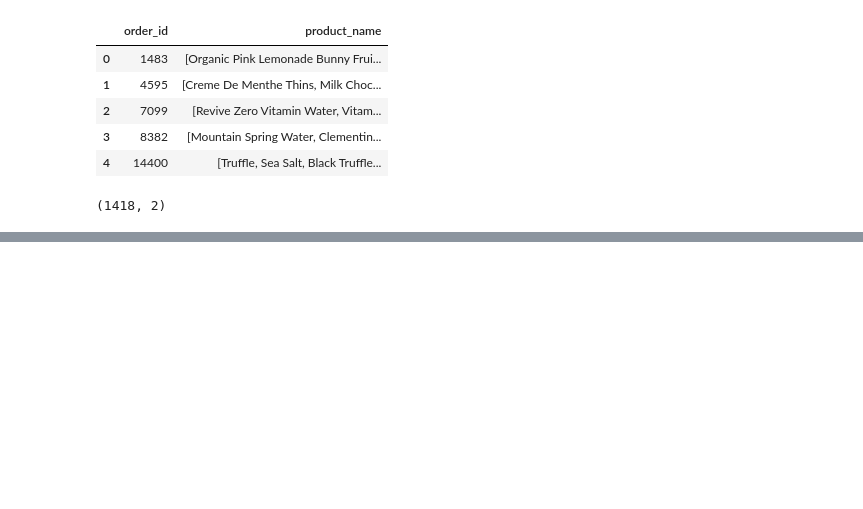
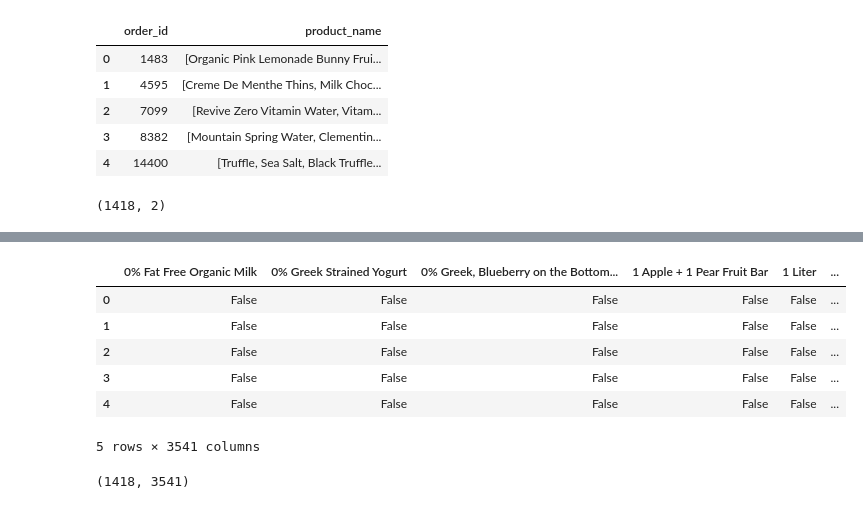
Before and after one commit to austinwilson1224/SJSU, a Jupyter notebook: 256/market-basket-hw/mbhw.ipynb, the cells around one changed output, grey strips where cells are left out. Cells and saved outputs as stored; diff of their text form; code cells hidden in the pictures; blank space fills up the shorter version.

```diff
--- a/256/market-basket-hw/mbhw.ipynb
+++ b/256/market-basket-hw/mbhw.ipynb
@@ -5,3 +7,4 @@ from apyori import apriori
 # %%
 testarules = pd.read_csv("testarules.csv")
 trainarules = pd.read_csv("TRAIN-ARULES.csv")
+te = TransactionEncoder()
@@ -131,0 +49,2 @@ association_results
+# %%
+df_array = list(df['product_name'])
@@ -131,0 +71,2 @@ association_results
+# %%
+te_arr = te.fit(df_array).transform(df_array)
@@ -131,0 +93,16 @@ association_results
+# %%
+df = pd.DataFrame(te_arr, columns=te.columns_)
+# %%
+df.head()
+# %% [output]
+|  | 0% Fat Free Organic Milk | 0% Greek Strained Yogurt | 0% Greek, Blueberry on the Bottom... | 1 Apple + 1 Pear Fruit Bar | 1 Liter | ... |
+| 0 | False | False | False | False | False | ... |
+| 1 | False | False | False | False | False | ... |
+| 2 | False | False | False | False | False | ... |
+| 3 | False | False | False | False | False | ... |
+| 4 | False | False | False | False | False | ... |
+5 rows × 3541 columns
+# %%
+df.shape
+# %% [output]
+(1418, 3541)
```
Also changed, not shown: parts of 18 cells of this notebook.
